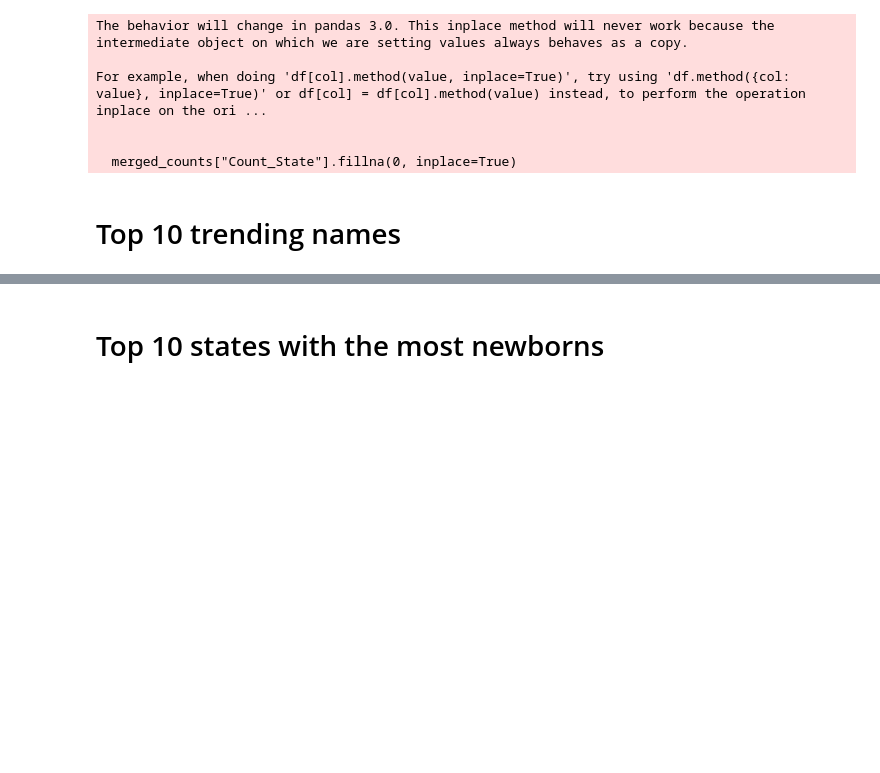
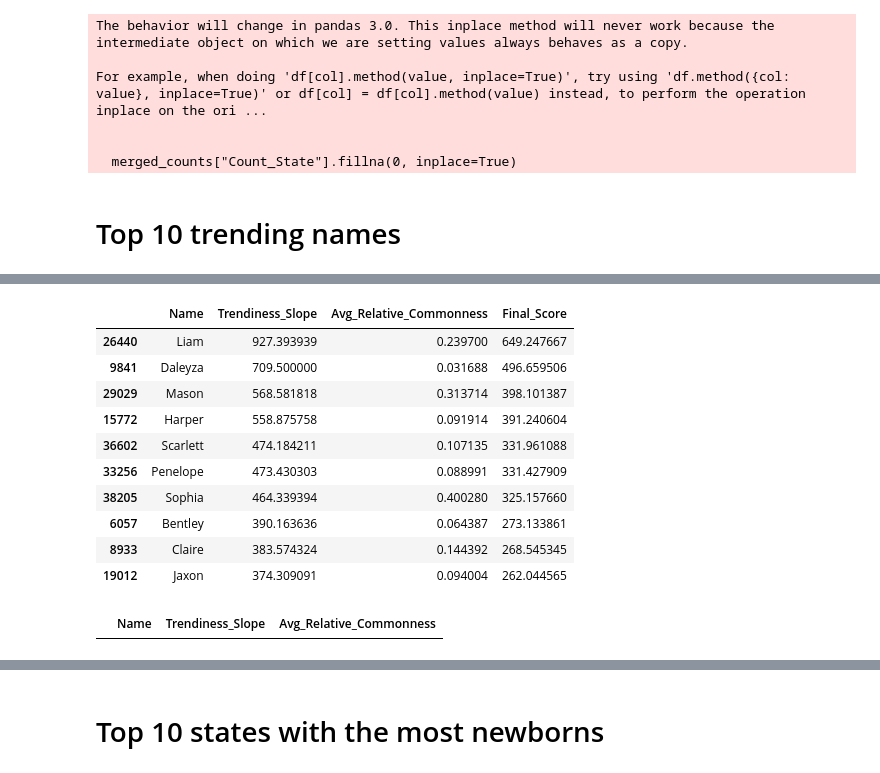
Before and after one commit to matej-kosiba/STRV_test_project, a Jupyter notebook: jupyter.ipynb, the cells around one changed output, grey strips where cells are left out. Saved outputs shown, nothing was run; the diff lists cells and outputs as text; code cells hidden in the pictures; blank space fills up the shorter version.

```diff
--- a/jupyter.ipynb
+++ b/jupyter.ipynb
@@ -959,0 +1177,57 @@ For example, when doing 'df[col].method(value, inplace=True)', try using 'df.met
+# %%
+find_trending_names(N=10, alpha=0.7, beta=0.3)
+# %% [output]
+|  | Name | Trendiness_Slope | Avg_Relative_Commonness | Final_Score |
+| 26440 | Liam | 927.393939 | 0.239700 | 649.247667 |
+| 9841 | Daleyza | 709.500000 | 0.031688 | 496.659506 |
+| 29029 | Mason | 568.581818 | 0.313714 | 398.101387 |
+| 15772 | Harper | 558.875758 | 0.091914 | 391.240604 |
+| 36602 | Scarlett | 474.184211 | 0.107135 | 331.961088 |
+| 33256 | Penelope | 473.430303 | 0.088991 | 331.427909 |
+| 38205 | Sophia | 464.339394 | 0.400280 | 325.157660 |
+| 6057 | Bentley | 390.163636 | 0.064387 | 273.133861 |
+| 8933 | Claire | 383.574324 | 0.144392 | 268.545345 |
+| 19012 | Jaxon | 374.309091 | 0.094004 | 262.044565 |
+# %%
+def find_trending_names(N=10, threshold_commonness=0.01):
+    # Load dataset
+    national_file = r"C:\Users\matej\.cache\kagglehub\datasets\kaggle\us-baby-names\versions\2\NationalNames.csv"
+    df = pd.read_csv(national_file)
+
+    # Filter last N years
+    max_year = df["Year"].max()
+    df_recent = df[df["Year"] >= max_year - N]
+
+    # Compute total occurrences per year
+    total_per_year = df_recent.groupby("Year")["Count"].sum().reset_index().rename(columns={"Count": "Total_Year"})
+    df_recent = df_recent.merge(total_per_year, on="Year")
+
+    # Compute relative commonness per year
+    df_recent["Relative_Commonness"] = df_recent["Count"] / df_recent["Total_Year"]
+
+    # Compute trendiness slope for each name
+    name_trends = []
+    for name, group in df_recent.groupby("Name"):
+        if len(group) < 2:
+            continue  # Skip names that appear in less than 2 years
+
+        X = group["Year"].values.reshape(-1, 1)
+        y = group["Count"].values.reshape(-1, 1)
+        model = LinearRegression().fit(X, y)
+        slope = model.coef_[0][0]
+
+        # Compute average relative commonness
+        avg_commonness = group["Relative_Commonness"].mean()
+
+        if avg_commonness >= threshold_commonness:
+            name_trends.append((name, slope, avg_commonness))
+
+    # Convert to DataFrame and sort by trendiness
+    df_trends = pd.DataFrame(name_trends, columns=["Name", "Trendiness_Slope", "Avg_Relative_Commonness"])
+    df_trends = df_trends.sort_values(by="Trendiness_Slope", ascending=False)
+
+    return df_trends.head(N)
+
+find_trending_names(N=10, threshold_commonness=0.01)
+# %% [output]
+|  | Name | Trendiness_Slope | Avg_Relative_Commonness |
```
Also changed, not shown: parts of 8 cells of this notebook.
